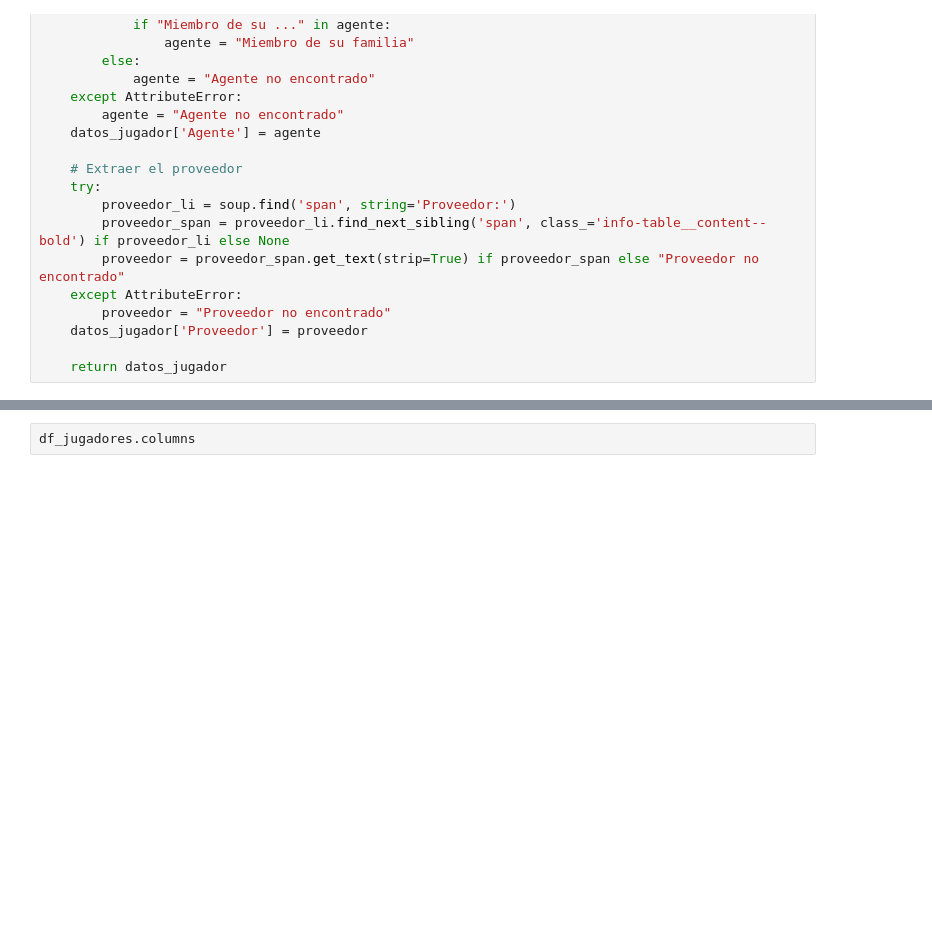
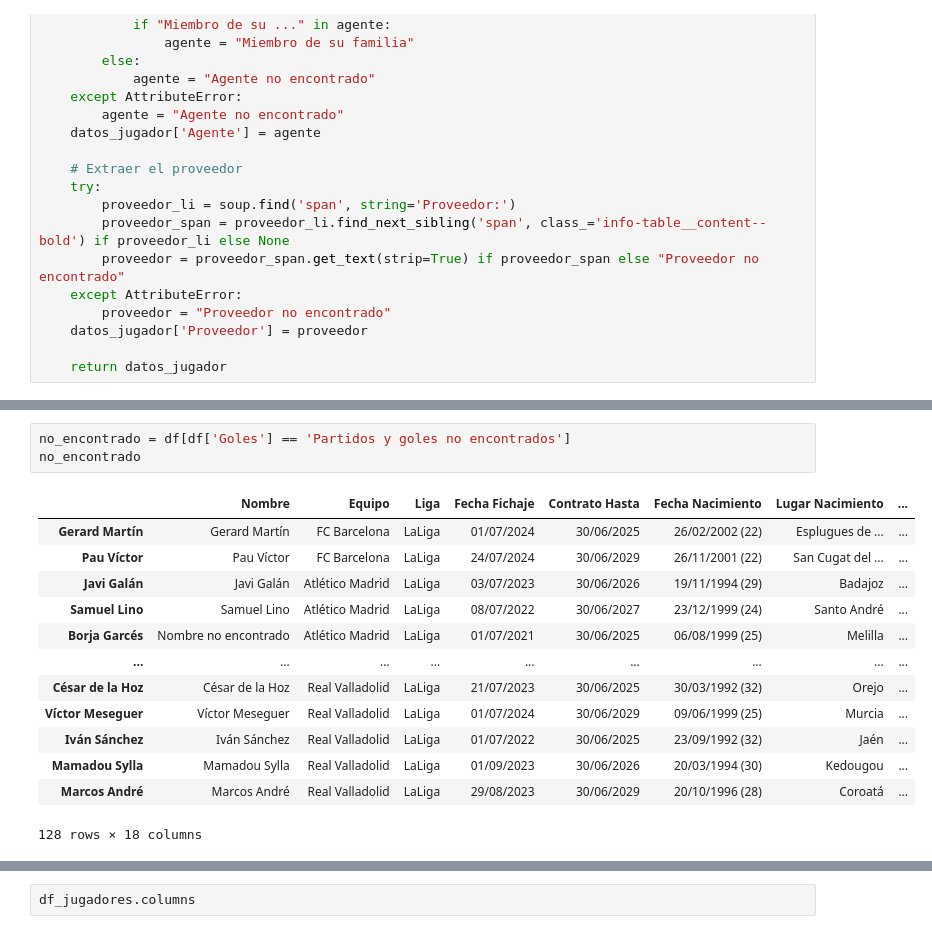
Before and after one commit to Lokhy87/DV7_GROUP, a Jupyter notebook: transfermarkt_scrapping.ipynb, the cells around one changed output, grey strips where cells are left out. Saved outputs shown, nothing was run; the diff lists cells and outputs as text; blank space fills up the shorter version.

```diff
--- a/transfermarkt_scrapping.ipynb
+++ b/transfermarkt_scrapping.ipynb
@@ -273,0 +431,17 @@ df_jugadores
+# %%
+no_encontrado = df[df['Goles'] == 'Partidos y goles no encontrados']
+no_encontrado
+# %% [output]
+|  | Nombre | Equipo | Liga | Fecha Fichaje | Contrato Hasta | Fecha Nacimiento | Lugar Nacimiento | ... |
+| Gerard Martín | Gerard Martín | FC Barcelona | LaLiga | 01/07/2024 | 30/06/2025 | 26/02/2002 (22) | Esplugues de ... | ... |
+| Pau Víctor | Pau Víctor | FC Barcelona | LaLiga | 24/07/2024 | 30/06/2029 | 26/11/2001 (22) | San Cugat del ... | ... |
+| Javi Galán | Javi Galán | Atlético Madrid | LaLiga | 03/07/2023 | 30/06/2026 | 19/11/1994 (29) | Badajoz | ... |
+| Samuel Lino | Samuel Lino | Atlético Madrid | LaLiga | 08/07/2022 | 30/06/2027 | 23/12/1999 (24) | Santo André | ... |
+| Borja Garcés | Nombre no encontrado | Atlético Madrid | LaLiga | 01/07/2021 | 30/06/2025 | 06/08/1999 (25) | Melilla | ... |
+| ... | ... | ... | ... | ... | ... | ... | ... | ... |
+| César de la Hoz | César de la Hoz | Real Valladolid | LaLiga | 21/07/2023 | 30/06/2025 | 30/03/1992 (32) | Orejo | ... |
+| Víctor Meseguer | Víctor Meseguer | Real Valladolid | LaLiga | 01/07/2024 | 30/06/2029 | 09/06/1999 (25) | Murcia | ... |
+| Iván Sánchez | Iván Sánchez | Real Valladolid | LaLiga | 01/07/2022 | 30/06/2025 | 23/09/1992 (32) | Jaén | ... |
+| Mamadou Sylla | Mamadou Sylla | Real Valladolid | LaLiga | 01/09/2023 | 30/06/2026 | 20/03/1994 (30) | Kedougou | ... |
+| Marcos André | Marcos André | Real Valladolid | LaLiga | 29/08/2023 | 30/06/2029 | 20/10/1996 (28) | Coroatá | ... |
+128 rows × 18 columns
```
Also changed, not shown: parts of 41 cells of this notebook, 7 other files.
